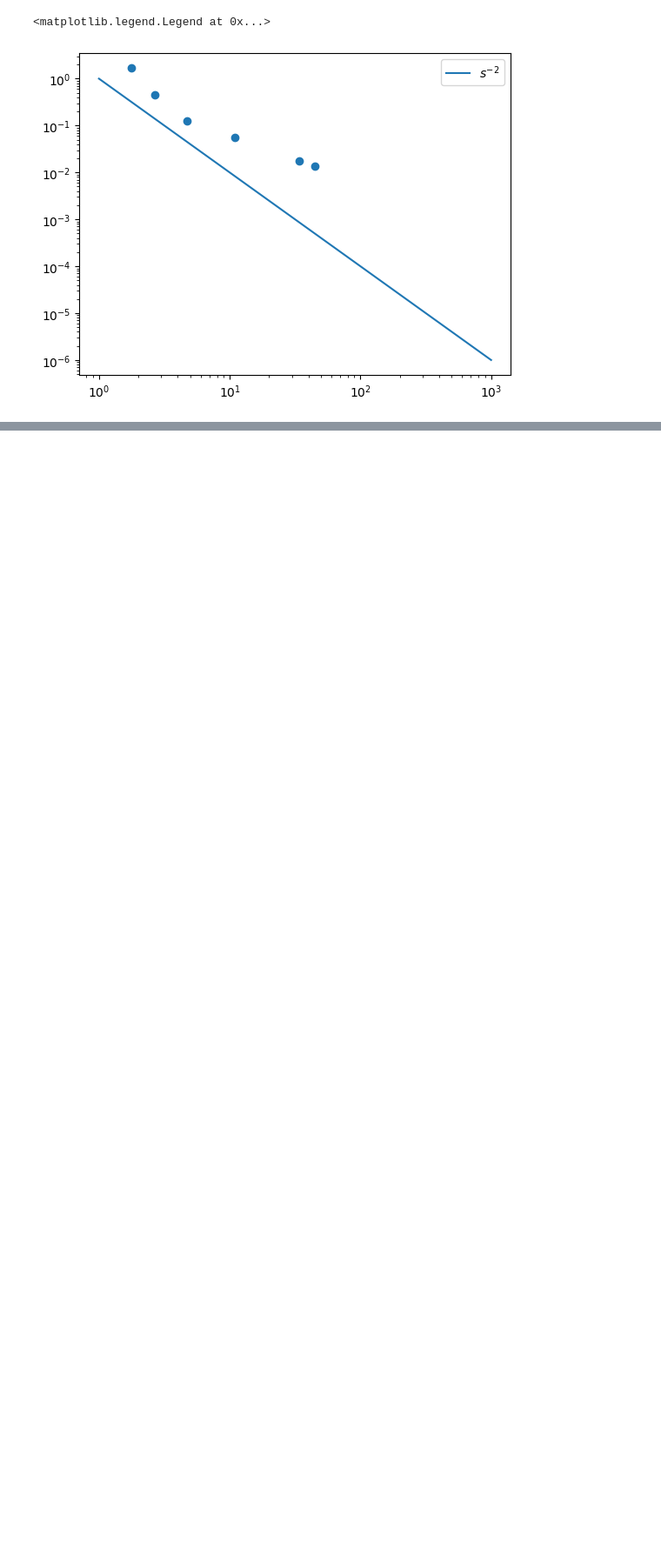
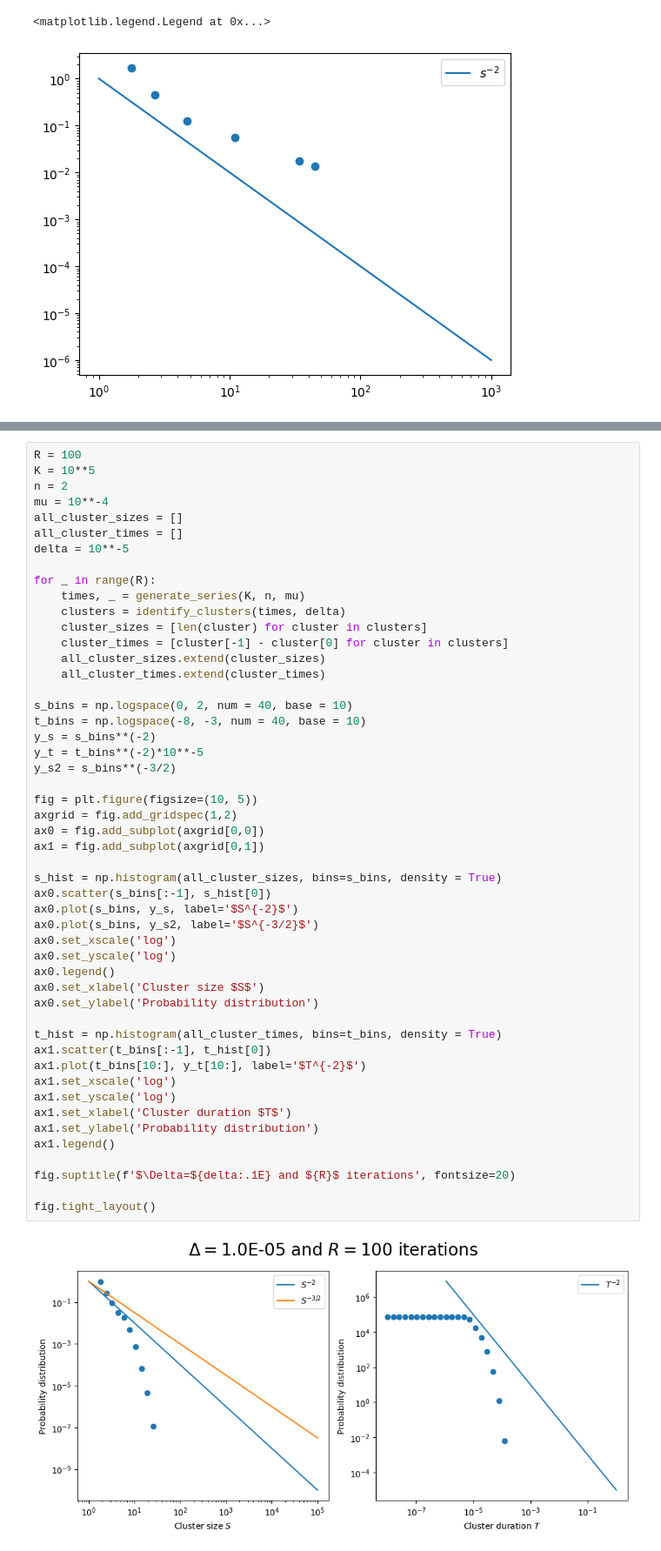
Before and after one commit to RivasAntonio/TFM, a Jupyter notebook: Códigos/Hawkes/Pruebas_n=2.ipynb, the cells around one changed output, grey strips where cells are left out. Shown at 87% size. Drawn from its saved outputs; the diff is of its cells as text; blank space fills up the shorter version.

```diff
--- a/Códigos/Hawkes/Pruebas_n=2.ipynb
+++ b/Códigos/Hawkes/Pruebas_n=2.ipynb
@@ -493,0 +540,52 @@ plt.legend()
+# %%
+R = 100
+K = 10**5
+n = 2
+mu = 10**-4
+all_cluster_sizes = []
+all_cluster_times = []
+delta = 10**-5
+
+for _ in range(R):
+    times, _ = generate_series(K, n, mu)
+    clusters = identify_clusters(times, delta)
+    cluster_sizes = [len(cluster) for cluster in clusters]
+    cluster_times = [cluster[-1] - cluster[0] for cluster in clusters]
+    all_cluster_sizes.extend(cluster_sizes)
+    all_cluster_times.extend(cluster_times)
+
+s_bins = np.logspace(0, 2, num = 40, base = 10)
+t_bins = np.logspace(-8, -3, num = 40, base = 10)
+y_s = s_bins**(-2)
+y_t = t_bins**(-2)*10**-5
+y_s2 = s_bins**(-3/2)
+
+fig = plt.figure(figsize=(10, 5))
+axgrid = fig.add_gridspec(1,2)
+ax0 = fig.add_subplot(axgrid[0,0])
+ax1 = fig.add_subplot(axgrid[0,1])
+
+s_hist = np.histogram(all_cluster_sizes, bins=s_bins, density = True)
+ax0.scatter(s_bins[:-1], s_hist[0])
+ax0.plot(s_bins, y_s, label='$S^{-2}$')
+ax0.plot(s_bins, y_s2, label='$S^{-3/2}$')
+ax0.set_xscale('log')
+ax0.set_yscale('log')
+ax0.legend()
+ax0.set_xlabel('Cluster size $S$')
+ax0.set_ylabel('Probability distribution')
+
+t_hist = np.histogram(all_cluster_times, bins=t_bins, density = True)
+ax1.scatter(t_bins[:-1], t_hist[0])
+ax1.plot(t_bins[10:], y_t[10:], label='$T^{-2}$')
+ax1.set_xscale('log')
+ax1.set_yscale('log')
+ax1.set_xlabel('Cluster duration $T$')
+ax1.set_ylabel('Probability distribution')
+ax1.legend()
+
+fig.suptitle(f'$\Delta=${delta:.1E} and ${R}$ iterations', fontsize=20)
+
+fig.tight_layout()
+# %% [output]
+[figure, added]
```
Also changed, not shown: parts of 15 cells of this notebook, 3 other files.
